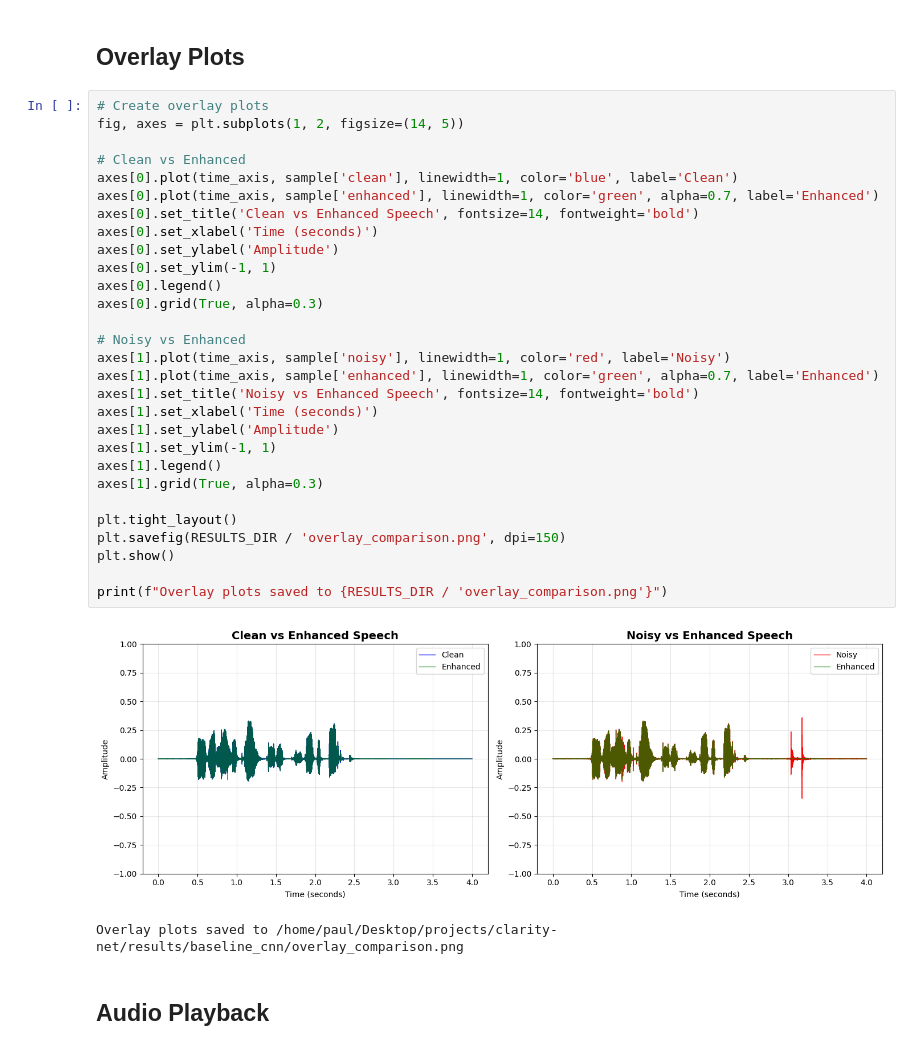
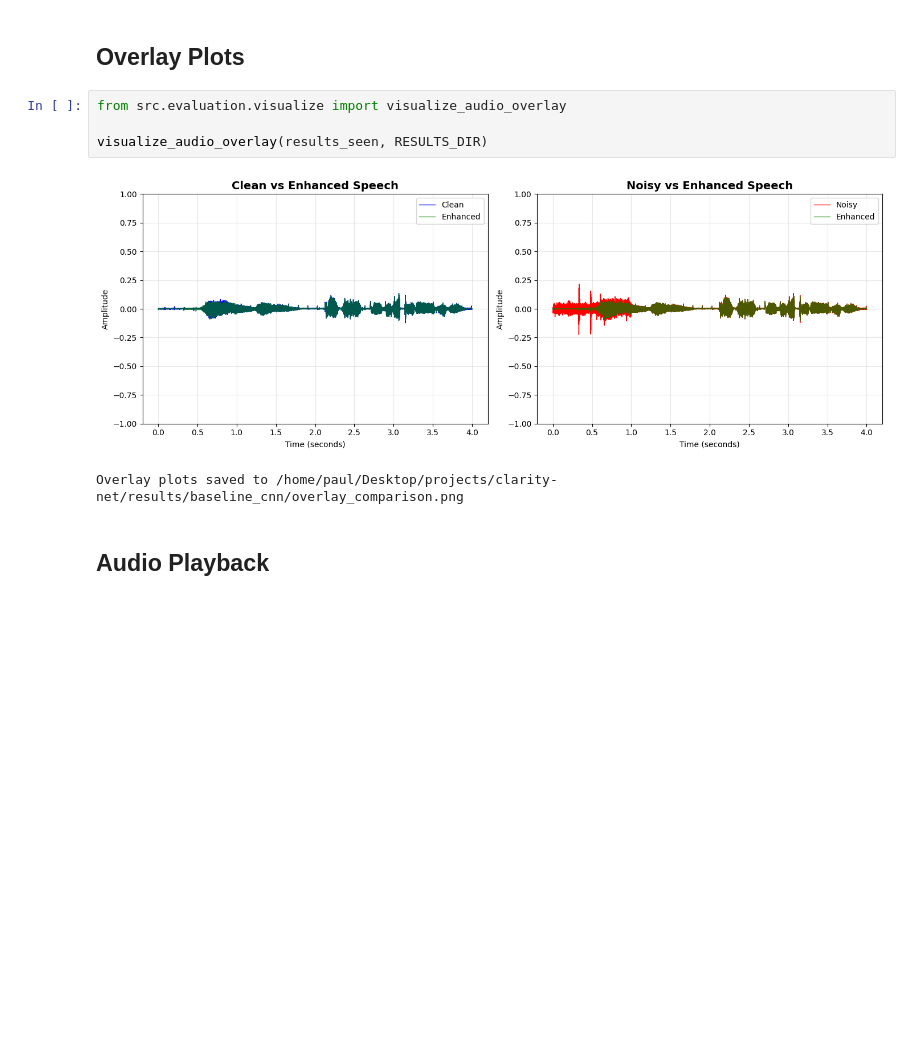
Before and after one commit to paulsoriiiano/clarity-net, a Jupyter notebook: notebooks/03_baseline_cnn_training.ipynb, the cells around one changed output. Cells and saved outputs as stored; diff of their text form; blank space fills up the shorter version.

```diff
--- a/notebooks/03_baseline_cnn_training.ipynb
+++ b/notebooks/03_baseline_cnn_training.ipynb
@@ -801,36 +689,11 @@ Waveform saved to /home/paul/Desktop/projects/clarity-net/results/baseline_cnn/w
 # %% [markdown]
 ## Overlay Plots
-# %%
-# Create overlay plots
-fig, axes = plt.subplots(1, 2, figsize=(14, 5))
-
-# Clean vs Enhanced
-axes[0].plot(time_axis, sample['clean'], linewidth=1, color='blue', label='Clean')
-axes[0].plot(time_axis, sample['enhanced'], linewidth=1, color='green', alpha=0.7, label='Enhanced')
-axes[0].set_title('Clean vs Enhanced Speech', fontsize=14, fontweight='bold')
-axes[0].set_xlabel('Time (seconds)')
-axes[0].set_ylabel('Amplitude')
-axes[0].set_ylim(-1, 1)
-axes[0].legend()
-axes[0].grid(True, alpha=0.3)
-
-# Noisy vs Enhanced
-axes[1].plot(time_axis, sample['noisy'], linewidth=1, color='red', label='Noisy')
-axes[1].plot(time_axis, sample['enhanced'], linewidth=1, color='green', alpha=0.7, label='Enhanced')
-axes[1].set_title('Noisy vs Enhanced Speech', fontsize=14, fontweight='bold')
-axes[1].set_xlabel('Time (seconds)')
-axes[1].set_ylabel('Amplitude')
-axes[1].set_ylim(-1, 1)
-axes[1].legend()
-axes[1].grid(True, alpha=0.3)
-
-plt.tight_layout()
-plt.savefig(RESULTS_DIR / 'overlay_comparison.png', dpi=150)
-plt.show()
-
-print(f"Overlay plots saved to {RESULTS_DIR / 'overlay_comparison.png'}")
-# %% [output]
-[figure, removed]
-Overlay plots saved to /home/paul/Desktop/projects/clarity-net/results/baseline_cnn/overlay_comparison.png
+# %%
+from src.evaluation.visualize import visualize_audio_overlay
+
+visualize_audio_overlay(results_seen, RESULTS_DIR)
+# %% [output]
+[figure, added]
+Overlay plots saved to /home/paul/Desktop/projects/clarity-net/results/baseline_cnn/overlay_comparison.png
 # %% [markdown]
 ## Audio Playback
```
Also changed, not shown: parts of 27 cells of this notebook.
